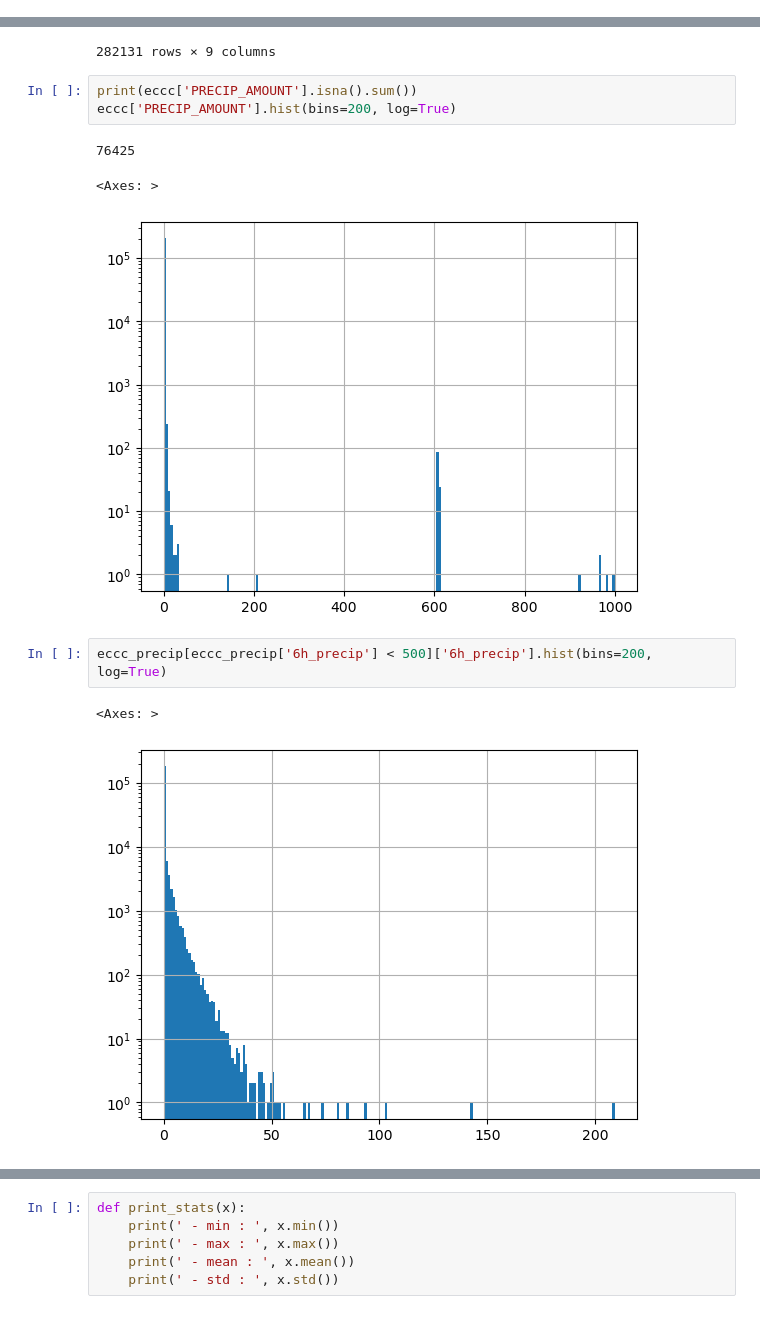
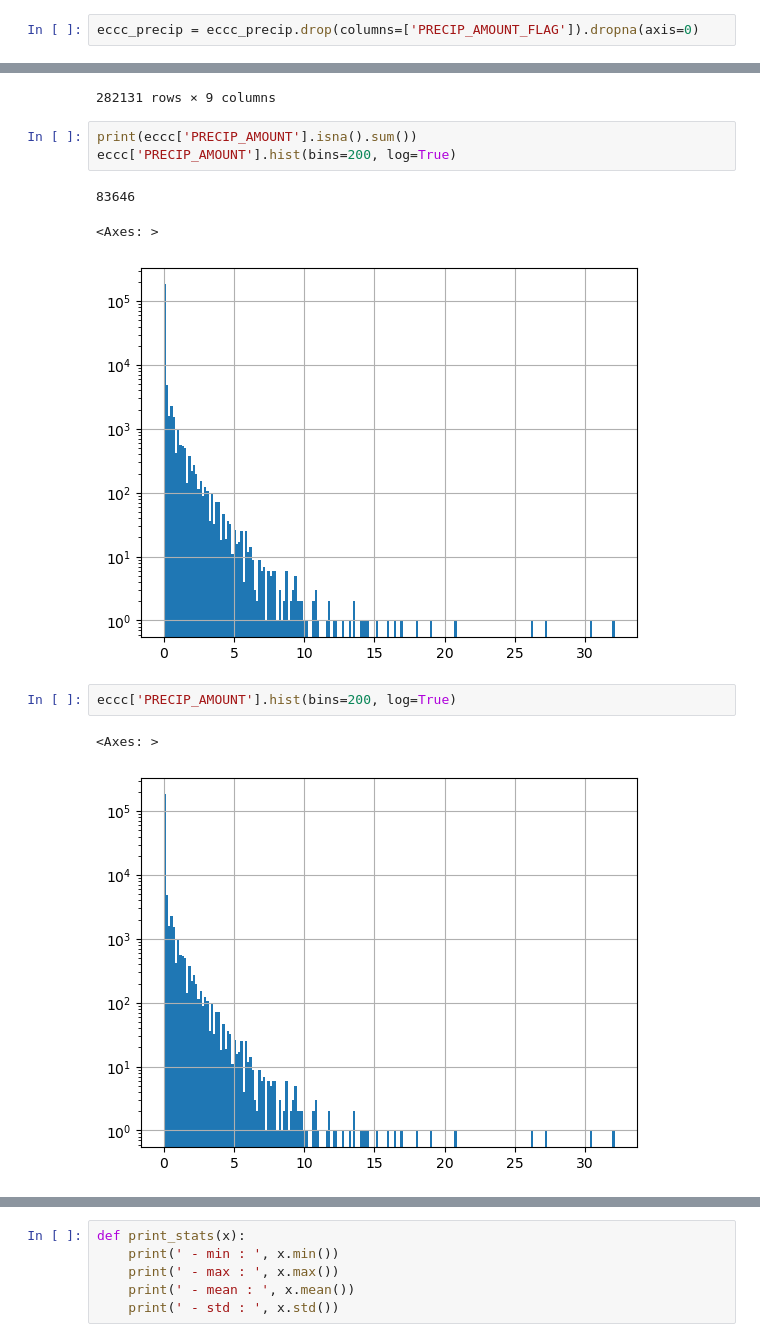
Before and after one commit to chjulie/wfrt_msc-thesis, a Jupyter notebook: sandbox/09-join_obs_data.ipynb, the cells around one changed output, grey strips where cells are left out. Saved outputs shown, nothing was run; the diff lists cells and outputs as text.

```diff
--- a/sandbox/09-join_obs_data.ipynb
+++ b/sandbox/09-join_obs_data.ipynb
@@ -11,3 +11,5 @@ bch_obs = pd.read_csv('../data/julie_bch_obs/processed_bch_obs.csv', converters=
                 "UTC_DATE": lambda x: x + '+00:00'}).drop(columns=['Unnamed: 0'])
 # %% [markdown]
 # Merge ECCC data with 6h accumulated precip
+# %%
+eccc_precip = eccc_precip.drop(columns=['PRECIP_AMOUNT_FLAG']).dropna(axis=0)
@@ -80,14 +103,14 @@ eccc
 print(eccc['PRECIP_AMOUNT'].isna().sum())
 eccc['PRECIP_AMOUNT'].hist(bins=200, log=True)
 # %% [output]
-76425
+83646
 <Axes: >
-[figure, old version]
+[figure, new version]
 # %%
-eccc_precip[eccc_precip['6h_precip'] < 500]['6h_precip'].hist(bins=200, log=True)
+eccc['PRECIP_AMOUNT'].hist(bins=200, log=True)
 # %% [output]
 <Axes: >
-[figure, old version]
+[figure, new version]
 # %%
 eccc_precip[eccc_precip['6h_precip'] < 500]
 # %% [output]
```
Also changed, not shown: parts of 19 cells of this notebook, 8 other files.
